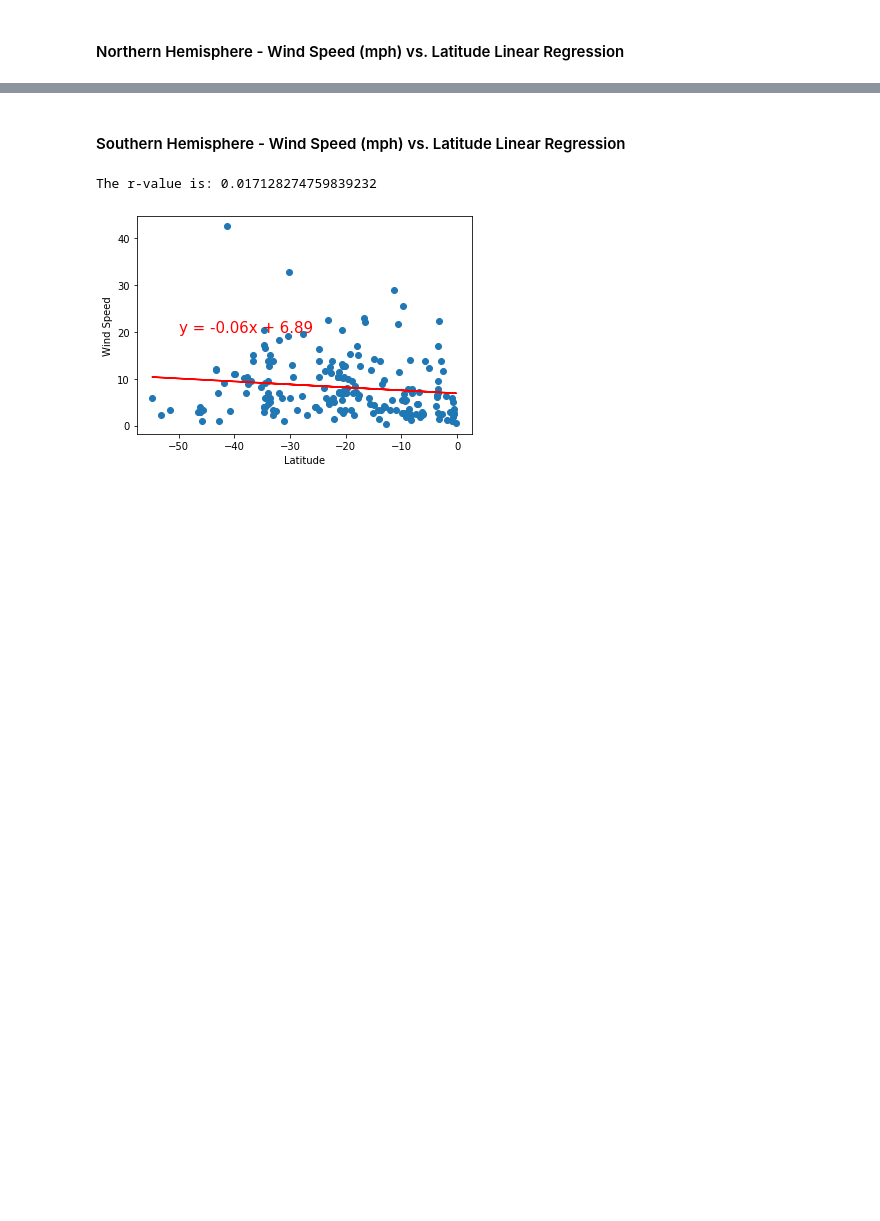
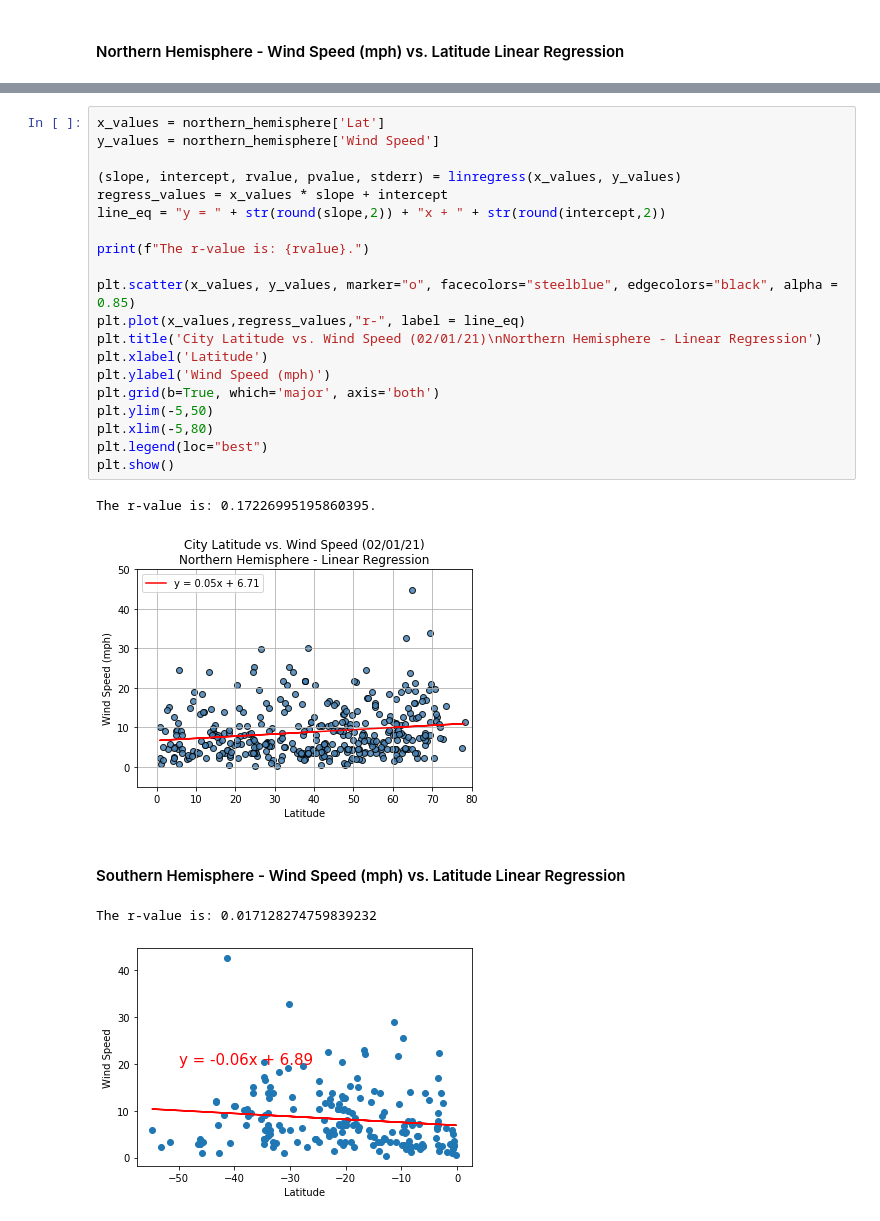
Before and after one commit to vandrade88/python-api-challenge, a Jupyter notebook: WeatherPy/WeatherPy.ipynb, the cells around one changed output, grey strips where cells are left out. Saved outputs shown, nothing was run; the diff lists cells and outputs as text; blank space fills up the shorter version.

```diff
--- a/WeatherPy/WeatherPy.ipynb
+++ b/WeatherPy/WeatherPy.ipynb
@@ -491,3 +489,26 @@ The r-value is: 0.04019723576144484
+# %%
+x_values = northern_hemisphere['Lat']
+y_values = northern_hemisphere['Wind Speed']
+
+(slope, intercept, rvalue, pvalue, stderr) = linregress(x_values, y_values)
+regress_values = x_values * slope + intercept
+line_eq = "y = " + str(round(slope,2)) + "x + " + str(round(intercept,2))
+
+print(f"The r-value is: {rvalue}.")
+
+plt.scatter(x_values, y_values, marker="o", facecolors="steelblue", edgecolors="black", alpha = 0.85)
+plt.plot(x_values,regress_values,"r-", label = line_eq)
+plt.title('City Latitude vs. Wind Speed (02/01/21)\nNorthern Hemisphere - Linear Regression')
+plt.xlabel('Latitude')
+plt.ylabel('Wind Speed (mph)')
+plt.grid(b=True, which='major', axis='both')
+plt.ylim(-5,50)
+plt.xlim(-5,80)
+plt.legend(loc="best")
+plt.show()
+# %% [output]
+The r-value is: 0.17226995195860395.
+[figure, added]
 # %% [markdown]
 ####  Southern Hemisphere - Wind Speed (mph) vs. Latitude Linear Regression
 # %%
```
Also changed, not shown: parts of 2 cells of this notebook.
